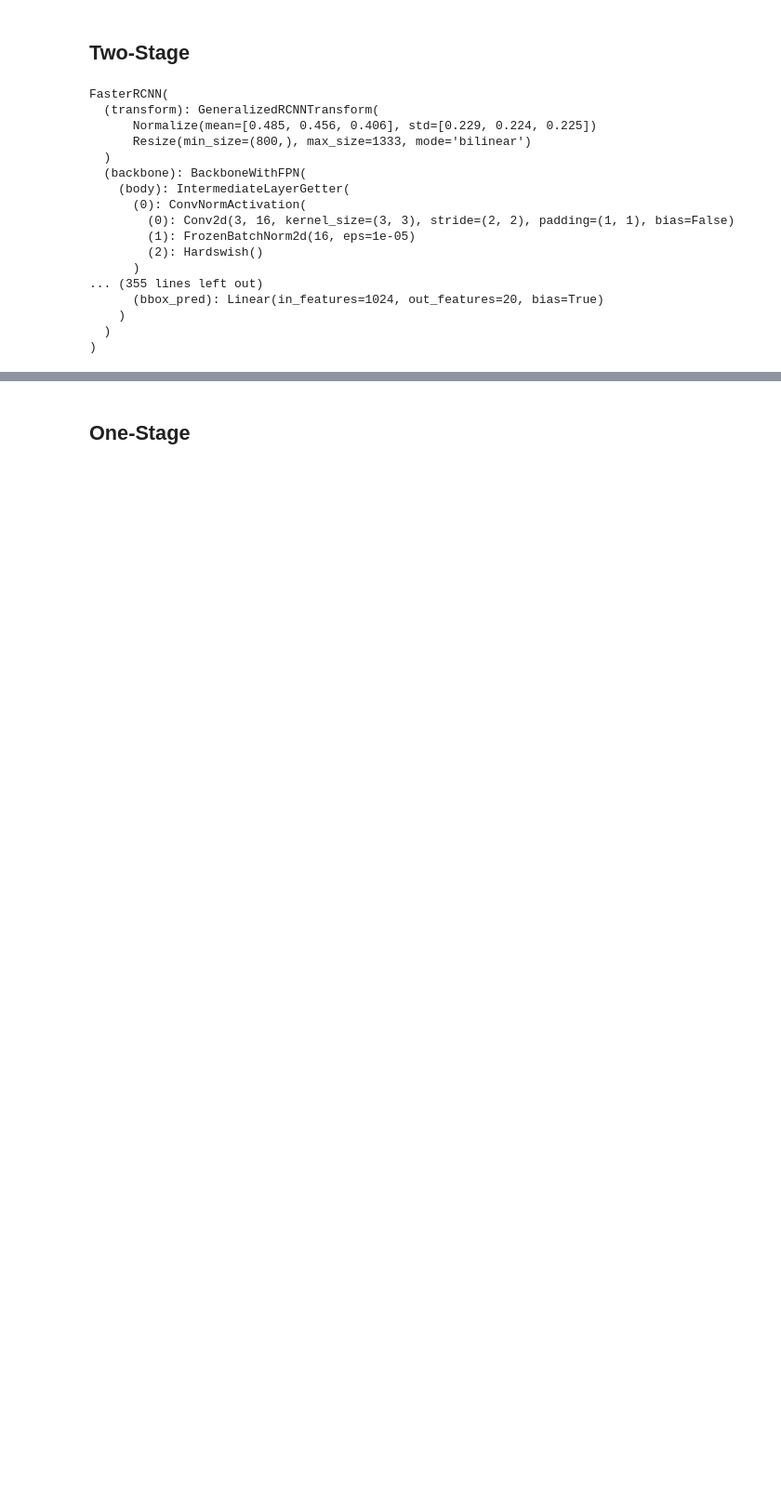
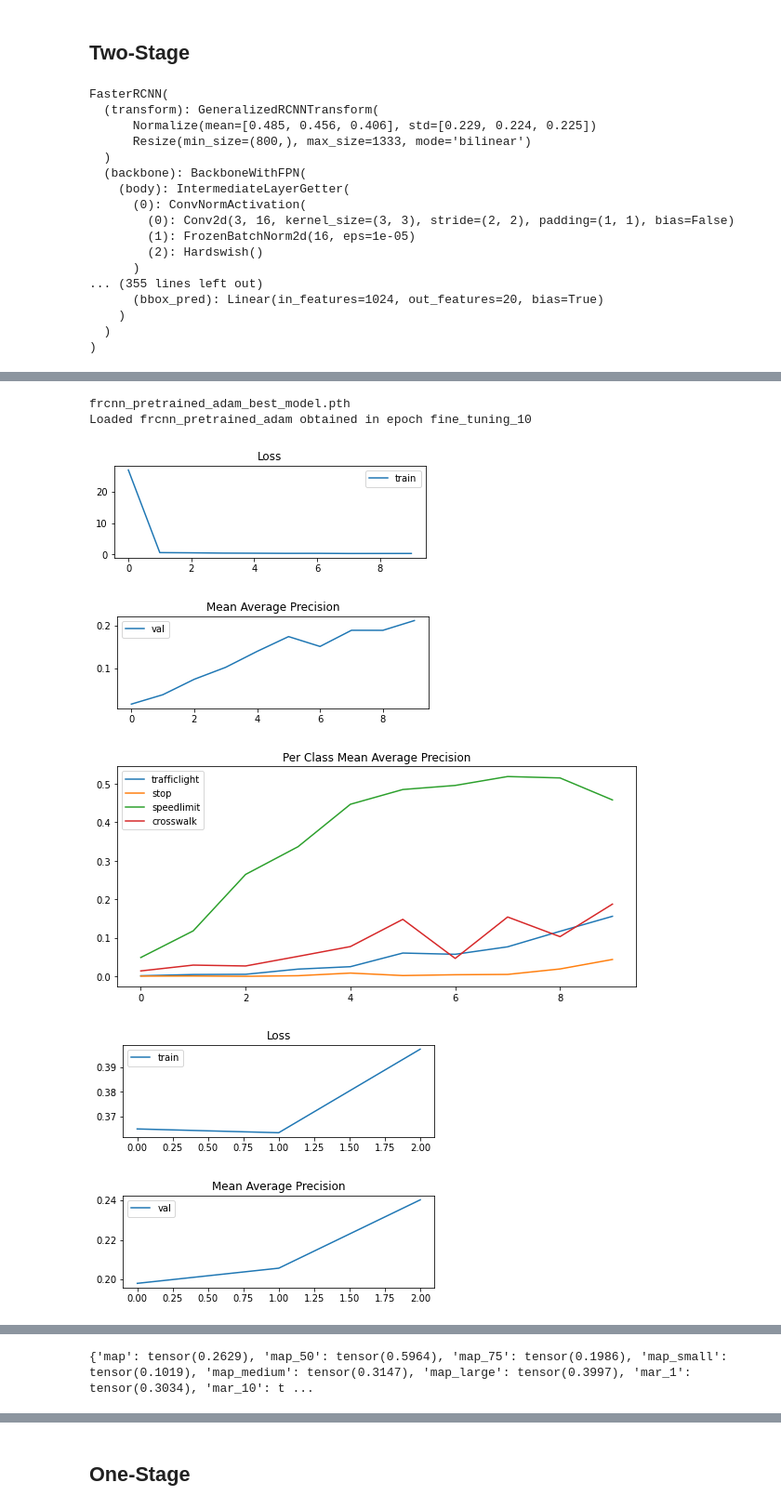
Before and after one commit to joaolucasmartins/VC2022, a Jupyter notebook: Part2/object_detection.ipynb, the cells around one changed output, grey strips where cells are left out. Shown: that part at 93% size. Drawn from its saved outputs; the diff is of its cells as text; code cells hidden in the pictures; blank space fills up the shorter version.

Commit message:
Transfer learning in object detection

```diff
--- a/Part2/object_detection.ipynb
+++ b/Part2/object_detection.ipynb
@@ -626,7 +623,7 @@ def transfer_learn(name, model,
     trainer.unfreeze_layers()
 
     if need_train: # Train if previous cell has trained too
-        #trainer.train(train_dataloader, val_dataloader, "fine_tuning")
+        trainer.train(train_dataloader, val_dataloader, "fine_tuning")
 
     plotTrainingHistory(trainer.metrics, "frozen")
     plotTrainingHistory(trainer.metrics, "fine_tuning")
@@ -714,0 +695,36 @@ print(frcnn_trainer.test(test_dataloader))
+# %%
+# Adam optimizer
+frcnn_trained_model = torchvision.models.detection.fasterrcnn_mobilenet_v3_large_fpn(pretrained=True)
+in_features = frcnn_trained_model.roi_heads.box_predictor.cls_score.in_features
+frcnn_trained_model.roi_heads.box_predictor = FastRCNNPredictor(in_features, num_classes)
+frcnn_trained_model.to(device)
+
+frcnn_trainer = ModelTrainer(frcnn, device)
+#frcnn_trainer.set_scheduler(torch.optim.lr_scheduler.StepLR, 0.9)
+# Unfreeze all layers expect last
+# frcnn_trainer.freeze_layers()
+# frcnn_trainer.unfreeze_head()
+model.backbone.requires_grad_(False)
+
+
+trainer_adam = transfer_learn(
+    name="frcnn_pretrained_adam",
+    model=frcnn_trained_model,
+    opt_freeze=torch.optim.Adam,
+    lr_freeze=1e-2,
+    ep_freeze=10,
+    opt_fine_tune=torch.optim.Adam,
+    lr_fine_tune=1e-6,
+    ep_fine_tune=3,
+    load=True
+)
+
+print(trainer_adam.test(test_dataloader))
+# %% [output]
+frcnn_pretrained_adam_best_model.pth
+Loaded frcnn_pretrained_adam obtained in epoch fine_tuning_10
+[figure, added]
+[figure, added]
+[figure, added]
+[figure, added]
+[figure, added]
@@ -715 +732,2 @@ print(frcnn_trainer.test(test_dataloader))
+{'map': tensor(0.2629), 'map_50': tensor(0.5964), 'map_75': tensor(0.1986), 'map_small': tensor(0.1019), 'map_medium': tensor(0.3147), 'map_large': tensor(0.3997), 'mar_1': tensor(0.3034), 'mar_10': t ...
 # %%
```
Also changed, not shown: parts of 14 cells of this notebook, 5 other files.
